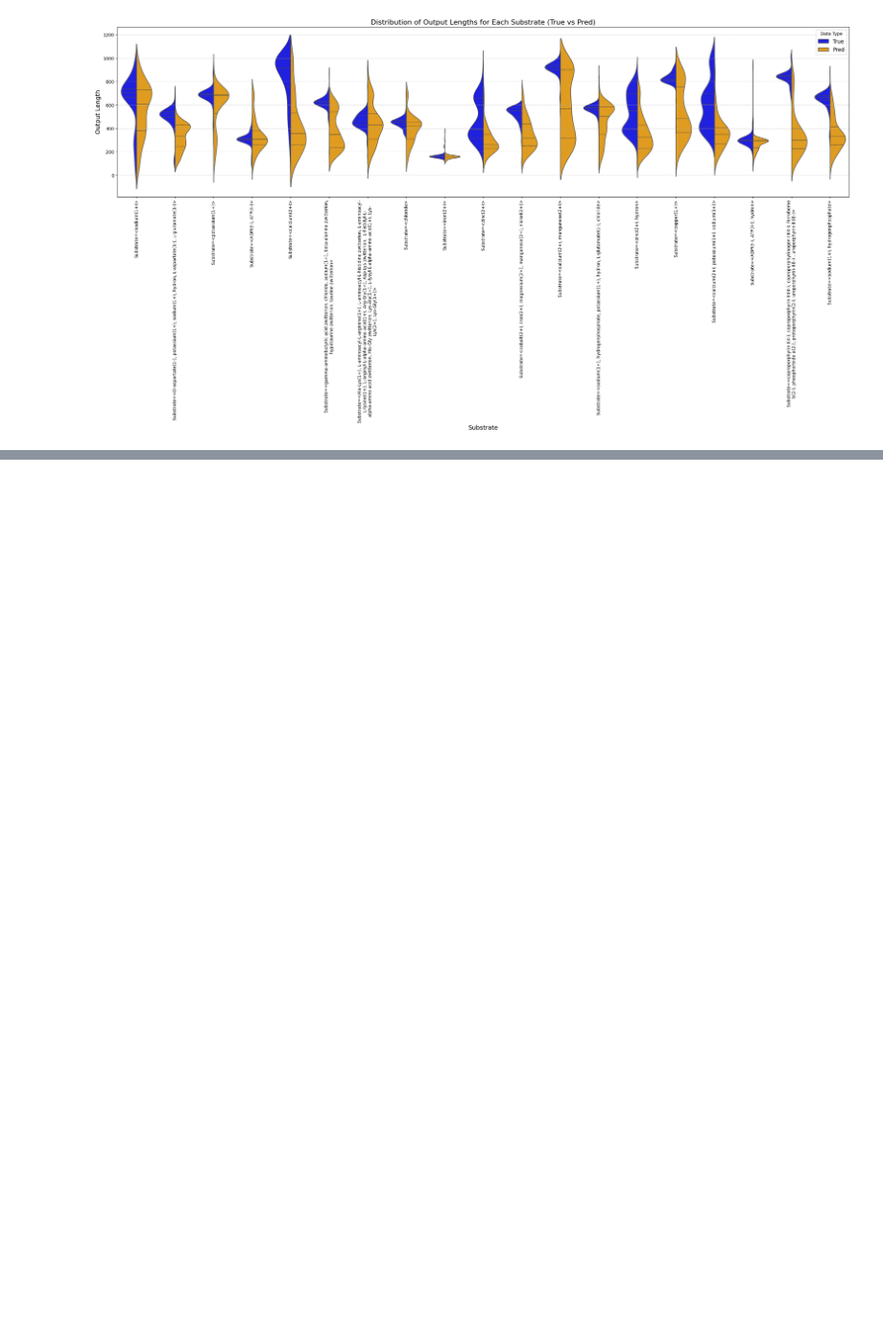
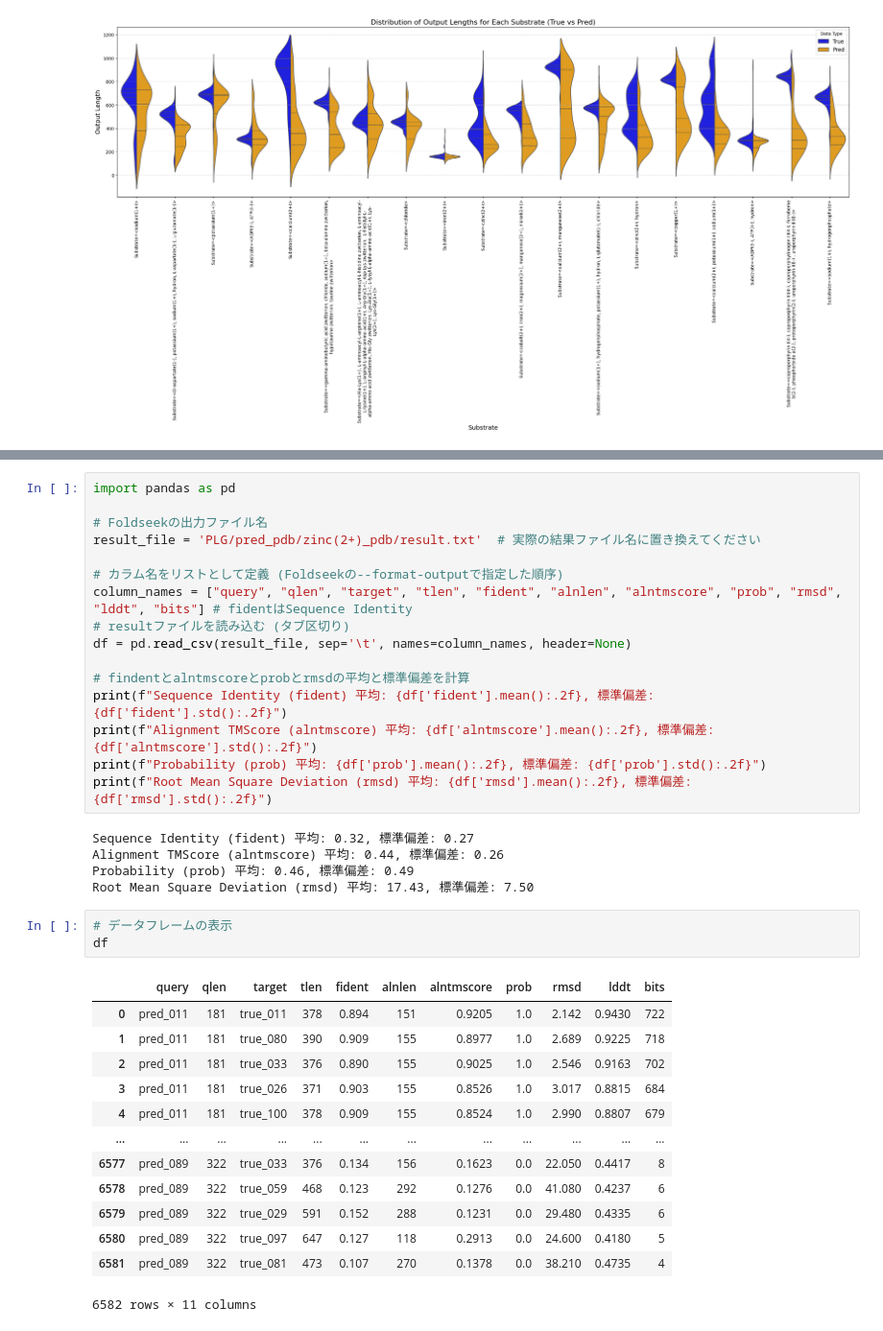
Before and after one commit to yosshstd/Transporter-GPT, a Jupyter notebook: infer_PLG.ipynb, the cells around one changed output, grey strips where cells are left out. Shown at 96% size. Drawn from its saved outputs; the diff is of its cells as text; blank space fills up the shorter version.

```diff
--- a/infer_PLG.ipynb
+++ b/infer_PLG.ipynb
@@ -251,0 +566,38 @@ The `scale` parameter has been renamed and will be removed in v0.15.0. Pass `den
+# %%
+import pandas as pd
+
+# Foldseekの出力ファイル名
+result_file = 'PLG/pred_pdb/zinc(2+)_pdb/result.txt'  # 実際の結果ファイル名に置き換えてください
+
+# カラム名をリストとして定義 (Foldseekの--format-outputで指定した順序)
+column_names = ["query", "qlen", "target", "tlen", "fident", "alnlen", "alntmscore", "prob", "rmsd", "lddt", "bits"] # fidentはSequence Identity
+# resultファイルを読み込む (タブ区切り)
+df = pd.read_csv(result_file, sep='\t', names=column_names, header=None)
+
+# findentとalntmscoreとprobとrmsdの平均と標準偏差を計算
+print(f"Sequence Identity (fident) 平均: {df['fident'].mean():.2f}, 標準偏差: {df['fident'].std():.2f}")
+print(f"Alignment TMScore (alntmscore) 平均: {df['alntmscore'].mean():.2f}, 標準偏差: {df['alntmscore'].std():.2f}")
+print(f"Probability (prob) 平均: {df['prob'].mean():.2f}, 標準偏差: {df['prob'].std():.2f}")
+print(f"Root Mean Square Deviation (rmsd) 平均: {df['rmsd'].mean():.2f}, 標準偏差: {df['rmsd'].std():.2f}")
+# %% [output]
+Sequence Identity (fident) 平均: 0.32, 標準偏差: 0.27
+Alignment TMScore (alntmscore) 平均: 0.44, 標準偏差: 0.26
+Probability (prob) 平均: 0.46, 標準偏差: 0.49
+Root Mean Square Deviation (rmsd) 平均: 17.43, 標準偏差: 7.50
+# %%
+# データフレームの表示
+df
+# %% [output]
+|  | query | qlen | target | tlen | fident | alnlen | alntmscore | prob | rmsd | lddt | bits |
+| 0 | pred_011 | 181 | true_011 | 378 | 0.894 | 151 | 0.9205 | 1.0 | 2.142 | 0.9430 | 722 |
+| 1 | pred_011 | 181 | true_080 | 390 | 0.909 | 155 | 0.8977 | 1.0 | 2.689 | 0.9225 | 718 |
+| 2 | pred_011 | 181 | true_033 | 376 | 0.890 | 155 | 0.9025 | 1.0 | 2.546 | 0.9163 | 702 |
+| 3 | pred_011 | 181 | true_026 | 371 | 0.903 | 155 | 0.8526 | 1.0 | 3.017 | 0.8815 | 684 |
+| 4 | pred_011 | 181 | true_100 | 378 | 0.909 | 155 | 0.8524 | 1.0 | 2.990 | 0.8807 | 679 |
+| ... | ... | ... | ... | ... | ... | ... | ... | ... | ... | ... | ... |
+| 6577 | pred_089 | 322 | true_033 | 376 | 0.134 | 156 | 0.1623 | 0.0 | 22.050 | 0.4417 | 8 |
+| 6578 | pred_089 | 322 | true_059 | 468 | 0.123 | 292 | 0.1276 | 0.0 | 41.080 | 0.4237 | 6 |
+| 6579 | pred_089 | 322 | true_029 | 591 | 0.152 | 288 | 0.1231 | 0.0 | 29.480 | 0.4335 | 6 |
+| 6580 | pred_089 | 322 | true_097 | 647 | 0.127 | 118 | 0.2913 | 0.0 | 24.600 | 0.4180 | 5 |
+| 6581 | pred_089 | 322 | true_081 | 473 | 0.107 | 270 | 0.1378 | 0.0 | 38.210 | 0.4735 | 4 |
+6582 rows × 11 columns
```
Also changed, not shown: parts of 17 cells of this notebook, 5 other files.
